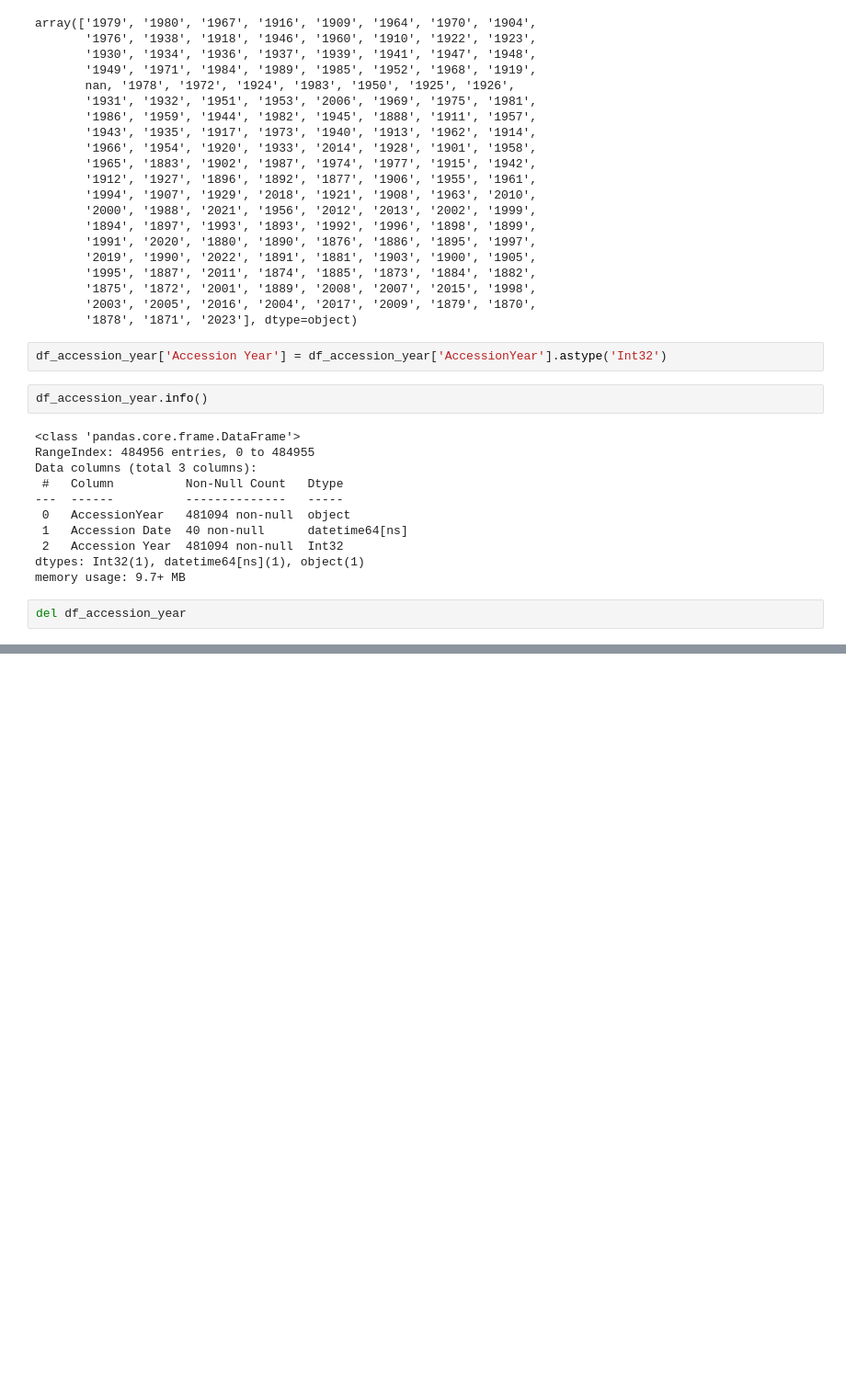
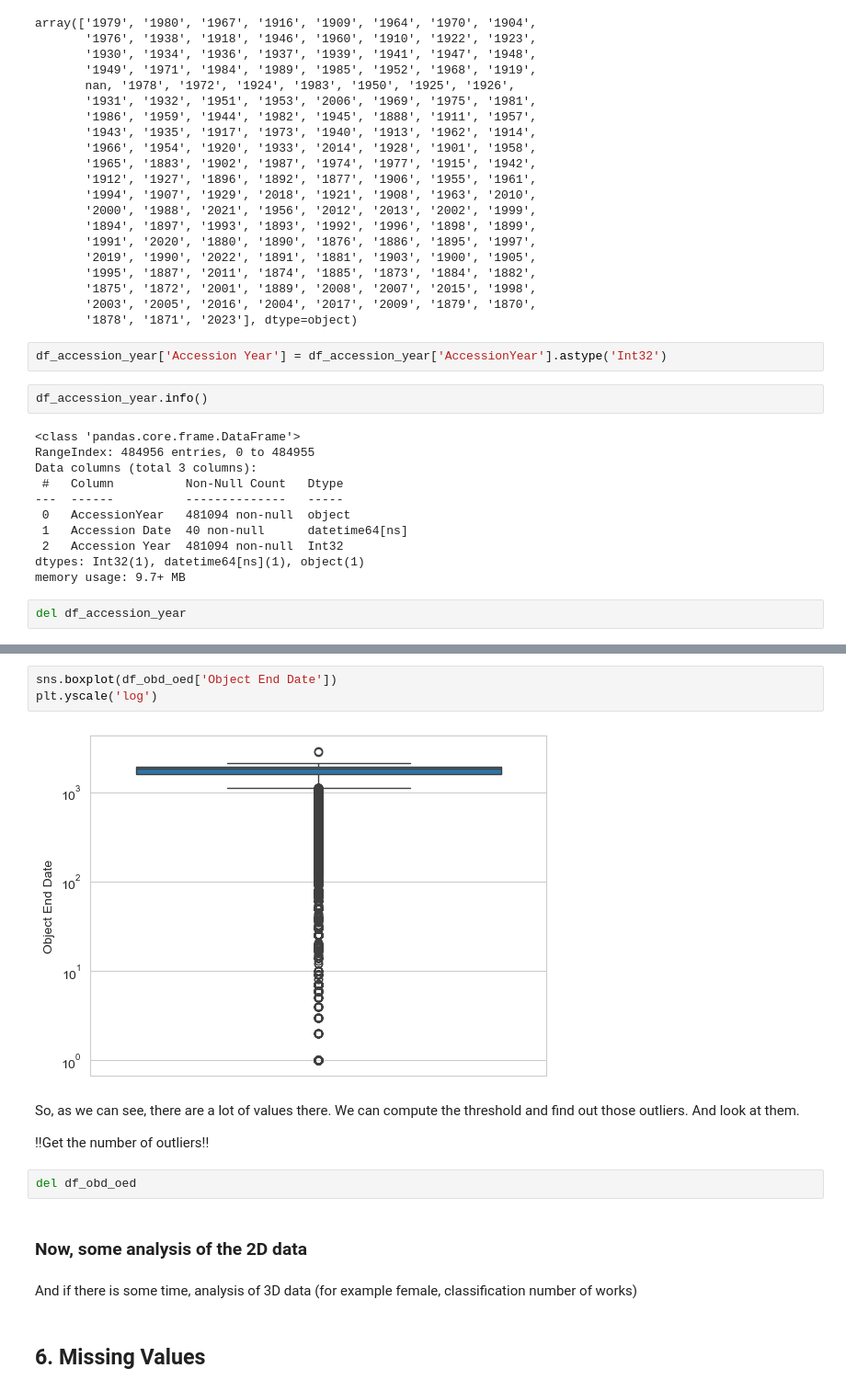
Before and after one commit to nickobard/Data-Preprocessing-Course, a Jupyter notebook: 01/01_homework.ipynb, the cells around one changed output, grey strips where cells are left out. Shown at 92% size. Drawn from its saved outputs; the diff is of its cells as text; blank space fills up the shorter version.

Commit message:
Started outliers step

```diff
--- a/01/01_homework.ipynb
+++ b/01/01_homework.ipynb
@@ -1190,0 +1296,17 @@ del df_accession_year
+# %%
+sns.boxplot(df_obd_oed['Object End Date'])
+plt.yscale('log')
+# %% [output]
+[figure, added]
+# %% [markdown]
+So, as we can see, there are a lot of values there. We can compute the threshold and find out those outliers. And look at them.
+
+!!Get the number of outliers!!
+# %%
+del df_obd_oed
+# %% [markdown]
+### Now, some analysis of the 2D data
+# %% [markdown]
+And if there is some time, analysis of 3D data (for example female, classification number of works)
+# %% [markdown]
+## 6. Missing Values
```
Also changed, not shown: parts of 17 cells of this notebook.
